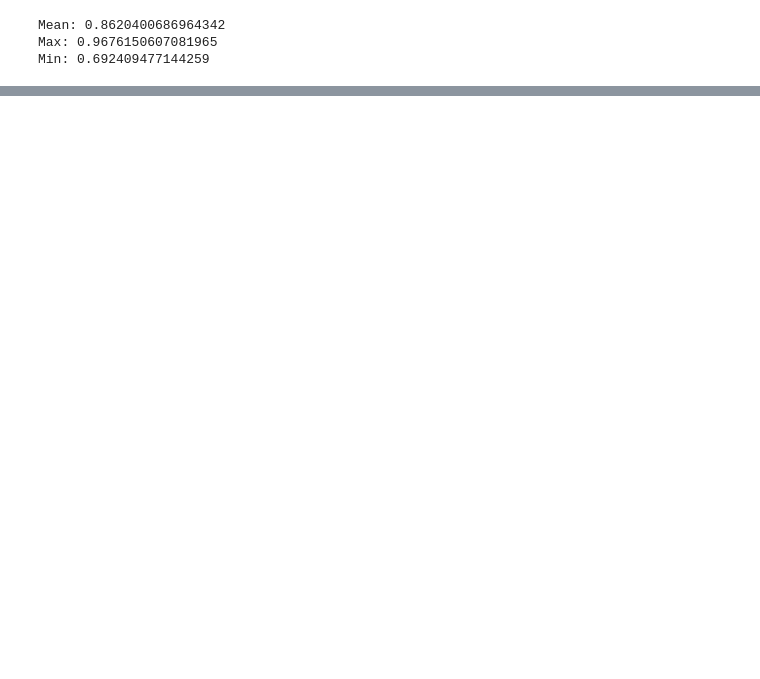
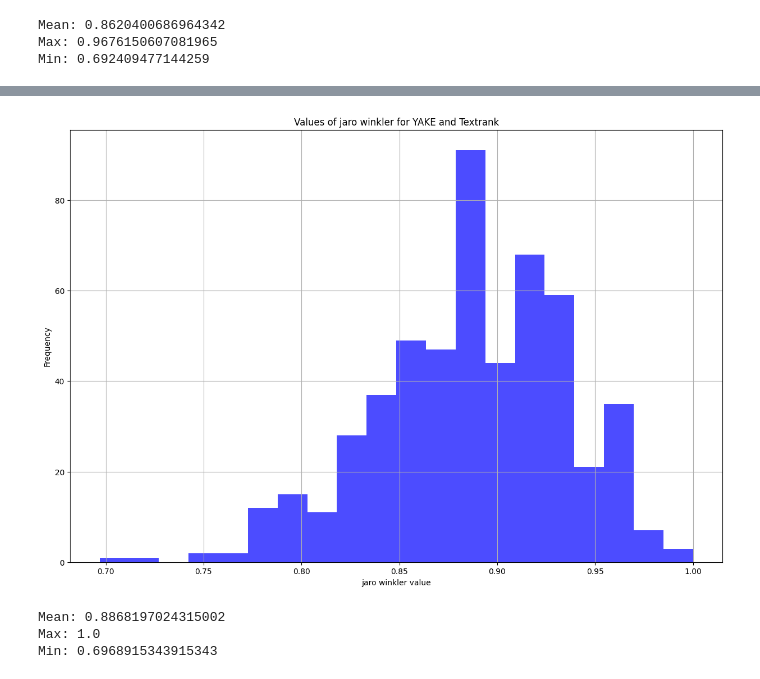
Before and after one commit to Mateusz-Wojciechowski/keyword-extraction, a Jupyter notebook: data_playground.ipynb, the cells around one changed output, grey strips where cells are left out. Cells and saved outputs as stored; diff of their text form; code cells hidden in the pictures; blank space fills up the shorter version.

```diff
--- a/data_playground.ipynb
+++ b/data_playground.ipynb
@@ -237 +264,13 @@ NameError: name 'results_jaro' is not defined
+# %%
+generate_metric_plot(results_jaro_yake_textrank, 'jaro winkler', 'YAKE', 'Textrank')
+# %% [output]
+[figure, added]
+# %%
+print(f"Mean: {mean(results_jaro_yake_textrank)}")
+print(f"Max: {max(results_jaro_yake_textrank)}")
+print(f"Min: {min(results_jaro_yake_textrank)}")
+# %% [output]
+Mean: 0.8868197024315002
+Max: 1.0
+Min: 0.6968915343915343
 # %%
```
Also changed, not shown: parts of 16 cells of this notebook, 1 other file.
